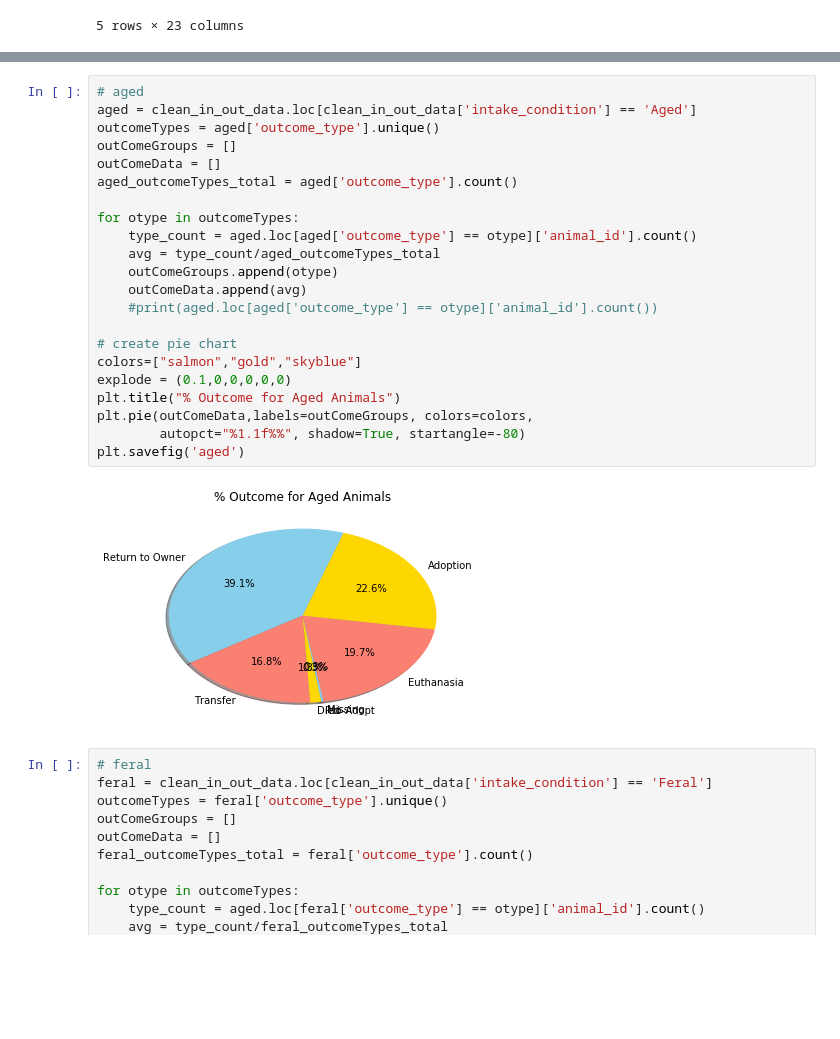
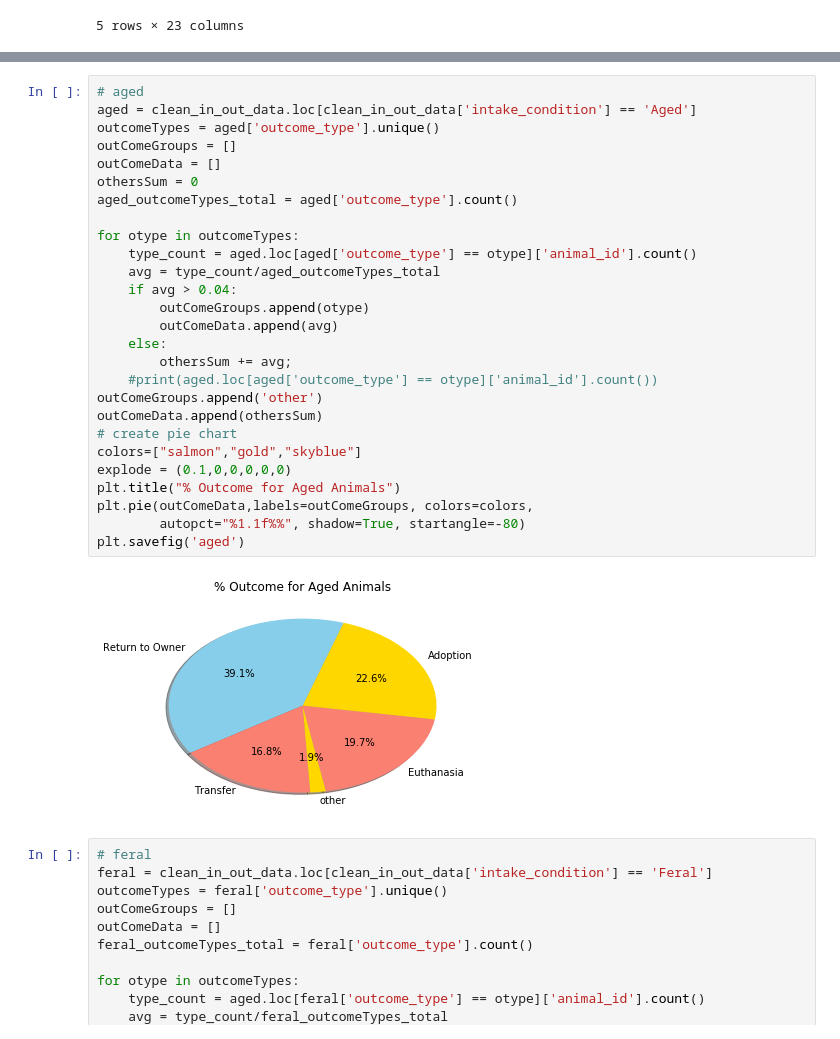
Before and after one commit to jlgaleazzi/project1_group2, a Jupyter notebook: in_out.ipynb, the cells around one changed output, grey strips where cells are left out. Drawn from its saved outputs; the diff is of its cells as text; blank space fills up the shorter version.

Commit message:
updated with others

```diff
--- a/in_out.ipynb
+++ b/in_out.ipynb
@@ -82,27 +82,32 @@ conditiondf
 # %%
 # aged
 aged = clean_in_out_data.loc[clean_in_out_data['intake_condition'] == 'Aged']
 outcomeTypes = aged['outcome_type'].unique()
 outComeGroups = []
 outComeData = []
+othersSum = 0
 aged_outcomeTypes_total = aged['outcome_type'].count()
 
 for otype in outcomeTypes:
     type_count = aged.loc[aged['outcome_type'] == otype]['animal_id'].count()
     avg = type_count/aged_outcomeTypes_total
-    outComeGroups.append(otype)
-    outComeData.append(avg)
+    if avg > 0.04:
+        outComeGroups.append(otype)
+        outComeData.append(avg)
+    else:
+        othersSum += avg;
     #print(aged.loc[aged['outcome_type'] == otype]['animal_id'].count())
-
+outComeGroups.append('other')
+outComeData.append(othersSum)
 # create pie chart
 colors=["salmon","gold","skyblue"]
 explode = (0.1,0,0,0,0,0)
 plt.title("% Outcome for Aged Animals")
 plt.pie(outComeData,labels=outComeGroups, colors=colors,
         autopct="%1.1f%%", shadow=True, startangle=-80)
 plt.savefig('aged')
 # %% [output]
-[figure, old version]
+[figure, new version]
 # %%
 # feral
 feral = clean_in_out_data.loc[clean_in_out_data['intake_condition'] == 'Feral']
```
Also changed, not shown: 1 other file.
